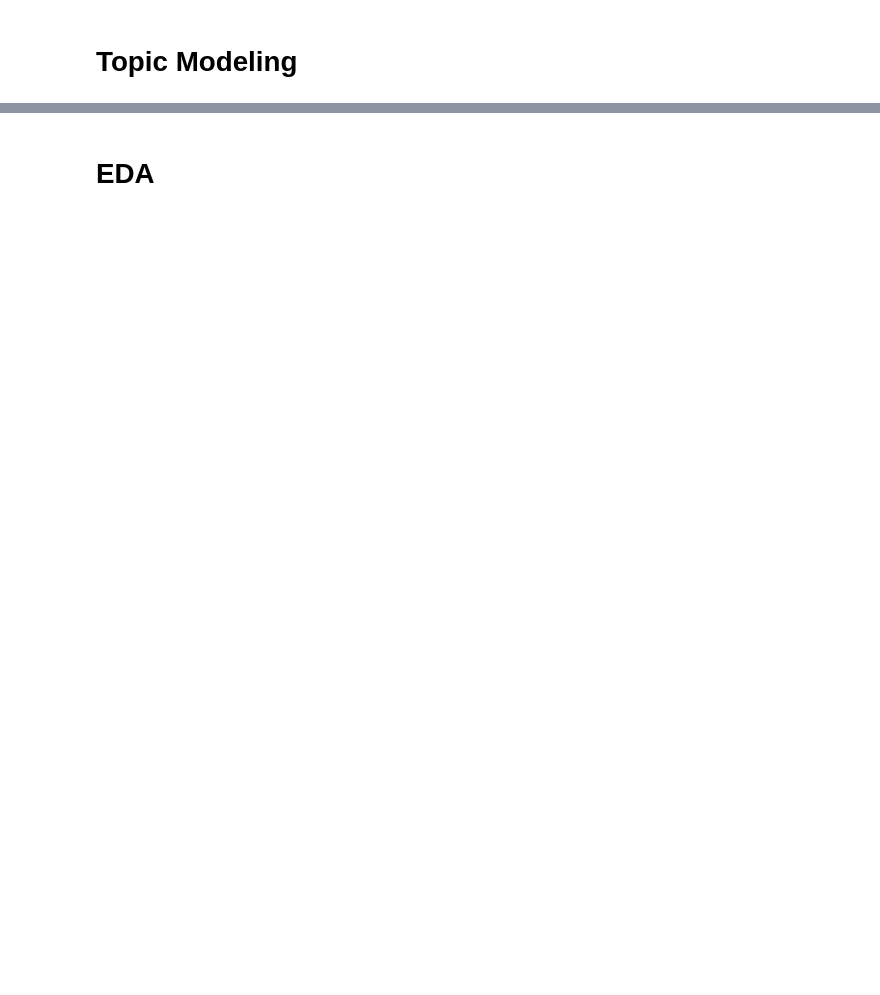
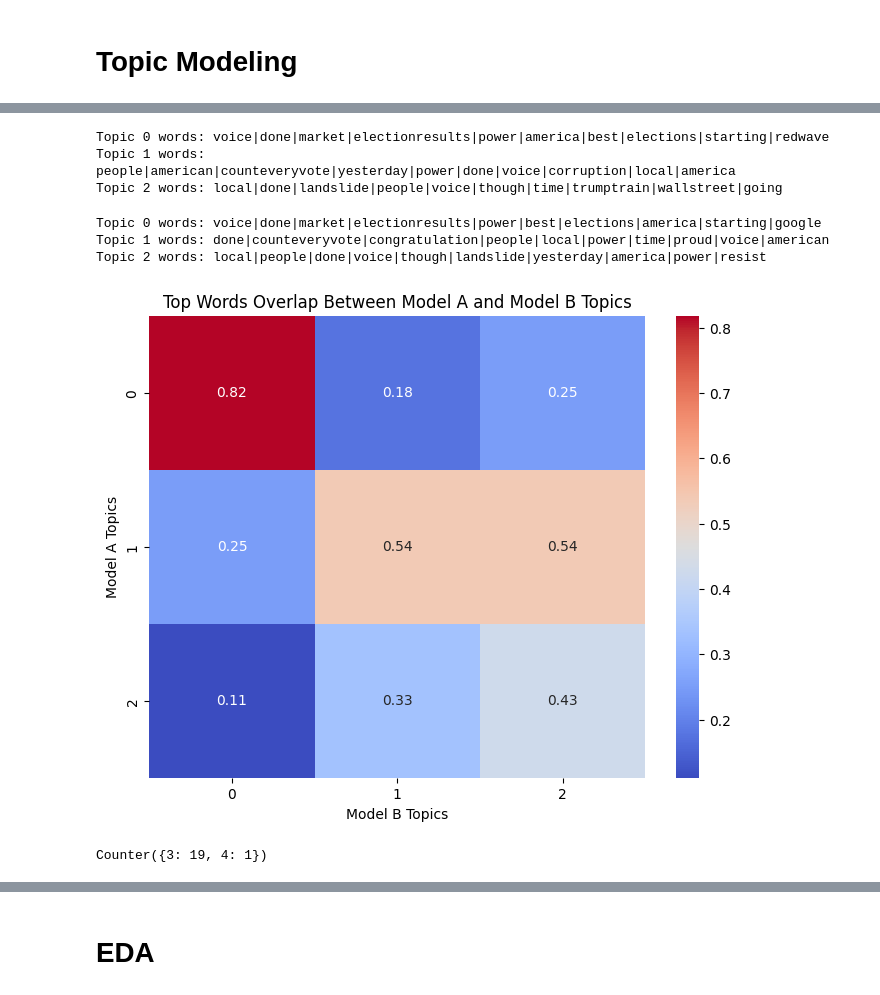
Before and after one commit to cyh002/US-Election-2020-Analytics, a Jupyter notebook: US-Election-2020-Analytics.ipynb, the cells around one changed output, grey strips where cells are left out. Cells and saved outputs as stored; diff of their text form; code cells hidden in the pictures; blank space fills up the shorter version.

Commit message:
Edited train_model.py and analytics.ipynb

```diff
--- a/US-Election-2020-Analytics.ipynb
+++ b/US-Election-2020-Analytics.ipynb
@@ -41,6 +28,7 @@ pyLDAvis.display(trump_count_display)
+# %%
+training_path = 'conf/train_model.yaml'
+tfidf_vect= dtm_results['vectorizer']['tfidf_vectorizer']
+vocab = tfidf_vect.get_feature_names_out()
 # %%
-tfidf_vect= dtm_results['vectorizer']['tfidf_vectorizer']
 trump_tfidf_dtm = dtm_results['trump']['tfidf_dtm']
-trump_tfidf_display = train_model.training_pipeline(training_path, dtm= trump_tfidf_dtm, vectorizer=tfidf_vect, random_seed = 1, sample_size = 10000, topn = 10)
-pyLDAvis.enable_notebook()
-pyLDAvis.display(trump_tfidf_display)
+trump_top_models, trump_optimal_topic_list= train_model.training_pipeline(training_path, size =20, dtm= trump_tfidf_dtm, vectorizer=tfidf_vect, random_seed = 42, sample_size = 10000, topn = 10)
@@ -46,0 +61,22 @@ pyLDAvis.display(trump_tfidf_display)
+# %%
+trump_component_0 = trump_top_models[0][4]
+trump_topic_words_0 = train_model.top_words_from_topic(trump_component_0, vocab)
+# %% [output]
+Topic 0 words: voice|done|market|electionresults|power|america|best|elections|starting|redwave
+Topic 1 words: people|american|counteveryvote|yesterday|power|done|voice|corruption|local|america
+Topic 2 words: local|done|landslide|people|voice|though|time|trumptrain|wallstreet|going
+# %%
+trump_component_1 = trump_top_models[1][4]
+trump_topic_words_1 = train_model.top_words_from_topic(trump_component_1, vocab)
+# %% [output]
+Topic 0 words: voice|done|market|electionresults|power|best|elections|america|starting|google
+Topic 1 words: done|counteveryvote|congratulation|people|local|power|time|proud|voice|american
+Topic 2 words: local|people|done|voice|though|landslide|yesterday|america|power|resist
+# %%
+train_model.similarity_heatmap(trump_topic_words_0, trump_topic_words_1)
+# %% [output]
+[figure, added]
+# %%
+Counter(trump_optimal_topic_list)
+# %% [output]
+Counter({3: 19, 4: 1})
```
Also changed, not shown: parts of 38 cells of this notebook, 2 other files.
